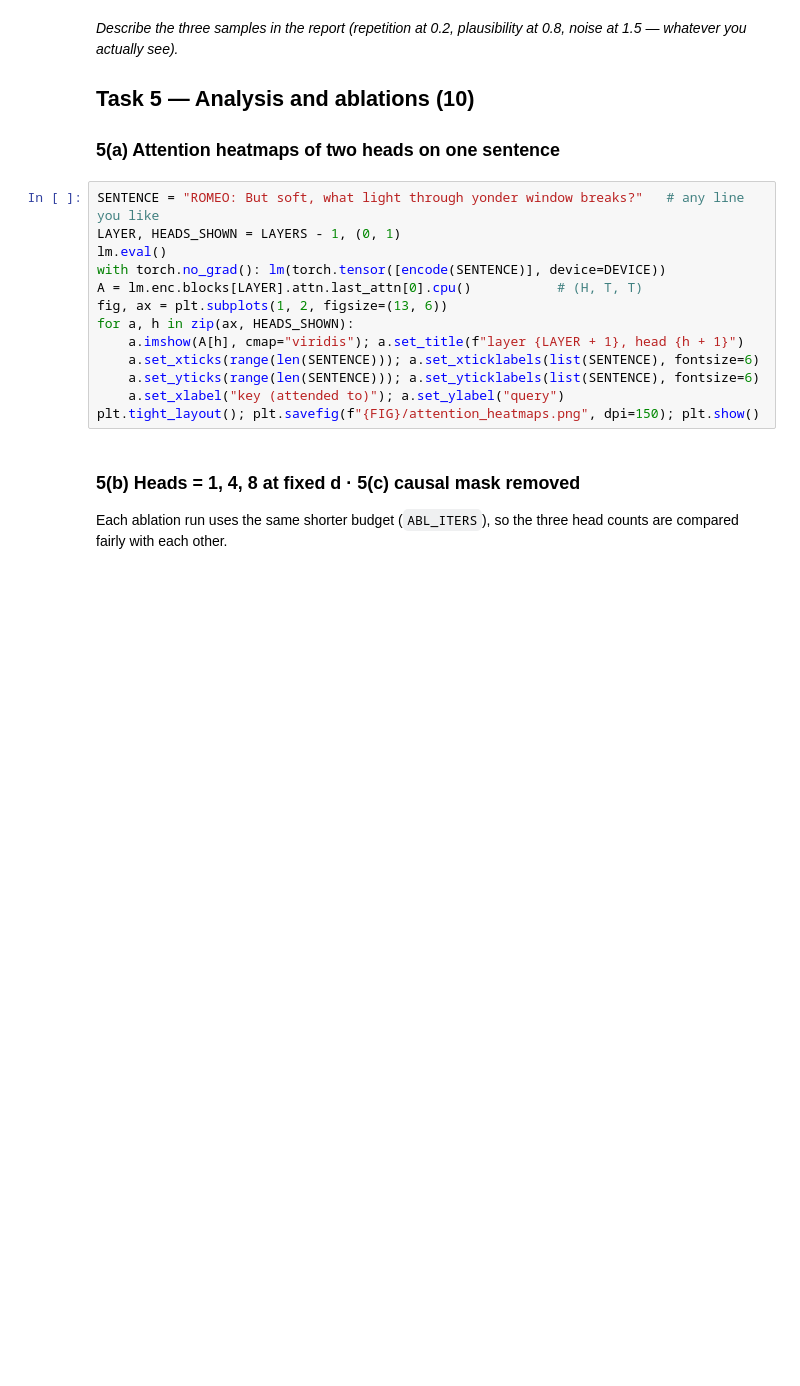
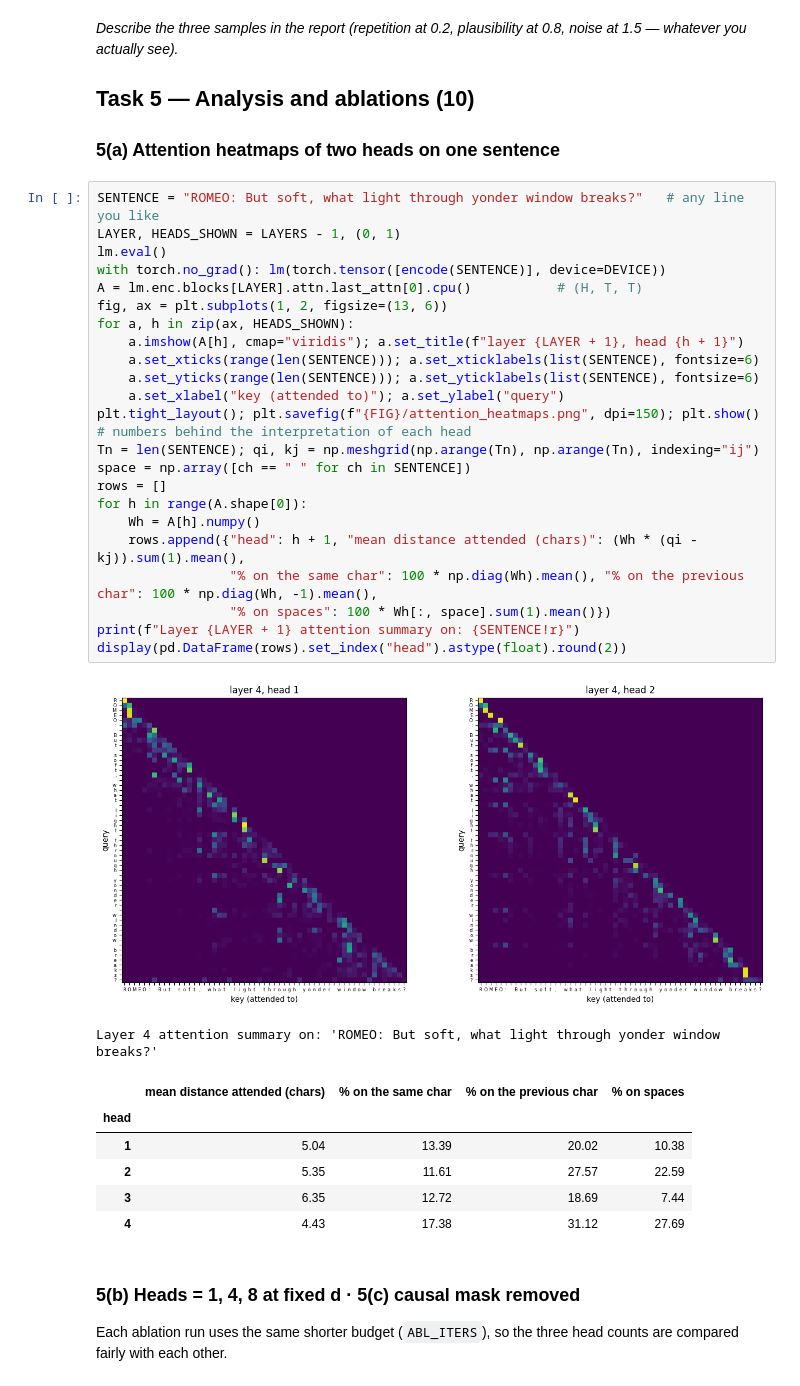
Before and after one commit to Rakshanthamidhun/DNN_Assignment, a Jupyter notebook: problem2/problem2.ipynb, the cells around one changed output. Saved outputs shown, nothing was run; the diff lists cells and outputs as text; blank space fills up the shorter version.

```diff
--- a/problem2/problem2.ipynb
+++ b/problem2/problem2.ipynb
@@ -419,16 +584,36 @@ with open("generated_samples.txt", "w", encoding="utf-8") as f:
 # %%
 SENTENCE = "ROMEO: But soft, what light through yonder window breaks?"   # any line you like
 LAYER, HEADS_SHOWN = LAYERS - 1, (0, 1)
 lm.eval()
 with torch.no_grad(): lm(torch.tensor([encode(SENTENCE)], device=DEVICE))
 A = lm.enc.blocks[LAYER].attn.last_attn[0].cpu()           # (H, T, T)
 fig, ax = plt.subplots(1, 2, figsize=(13, 6))
 for a, h in zip(ax, HEADS_SHOWN):
     a.imshow(A[h], cmap="viridis"); a.set_title(f"layer {LAYER + 1}, head {h + 1}")
     a.set_xticks(range(len(SENTENCE))); a.set_xticklabels(list(SENTENCE), fontsize=6)
     a.set_yticks(range(len(SENTENCE))); a.set_yticklabels(list(SENTENCE), fontsize=6)
     a.set_xlabel("key (attended to)"); a.set_ylabel("query")
 plt.tight_layout(); plt.savefig(f"{FIG}/attention_heatmaps.png", dpi=150); plt.show()
+# numbers behind the interpretation of each head
+Tn = len(SENTENCE); qi, kj = np.meshgrid(np.arange(Tn), np.arange(Tn), indexing="ij")
+space = np.array([ch == " " for ch in SENTENCE])
+rows = []
+for h in range(A.shape[0]):
+    Wh = A[h].numpy()
+    rows.append({"head": h + 1, "mean distance attended (chars)": (Wh * (qi - kj)).sum(1).mean(),
+                 "% on the same char": 100 * np.diag(Wh).mean(), "% on the previous char": 100 * np.diag(Wh, -1).mean(),
+                 "% on spaces": 100 * Wh[:, space].sum(1).mean()})
+print(f"Layer {LAYER + 1} attention summary on: {SENTENCE!r}")
+display(pd.DataFrame(rows).set_index("head").astype(float).round(2))
+# %% [output]
+[figure, added]
+Layer 4 attention summary on: 'ROMEO: But soft, what light through yonder window breaks?'
+|  | mean distance attended (chars) | % on the same char | % on the previous char | % on spaces |
+| head |  |  |  |  |
+| 1 | 5.04 | 13.39 | 20.02 | 10.38 |
+| 2 | 5.35 | 11.61 | 27.57 | 22.59 |
+| 3 | 6.35 | 12.72 | 18.69 | 7.44 |
+| 4 | 4.43 | 17.38 | 31.12 | 27.69 |
 # %% [markdown]
 ### 5(b) Heads = 1, 4, 8 at fixed d  ·  5(c) causal mask removed
 Each ablation run uses the same shorter budget (`ABL_ITERS`), so the three head counts are compared fairly with each other.
```
Also changed, not shown: parts of 18 cells of this notebook, 1 other file.
